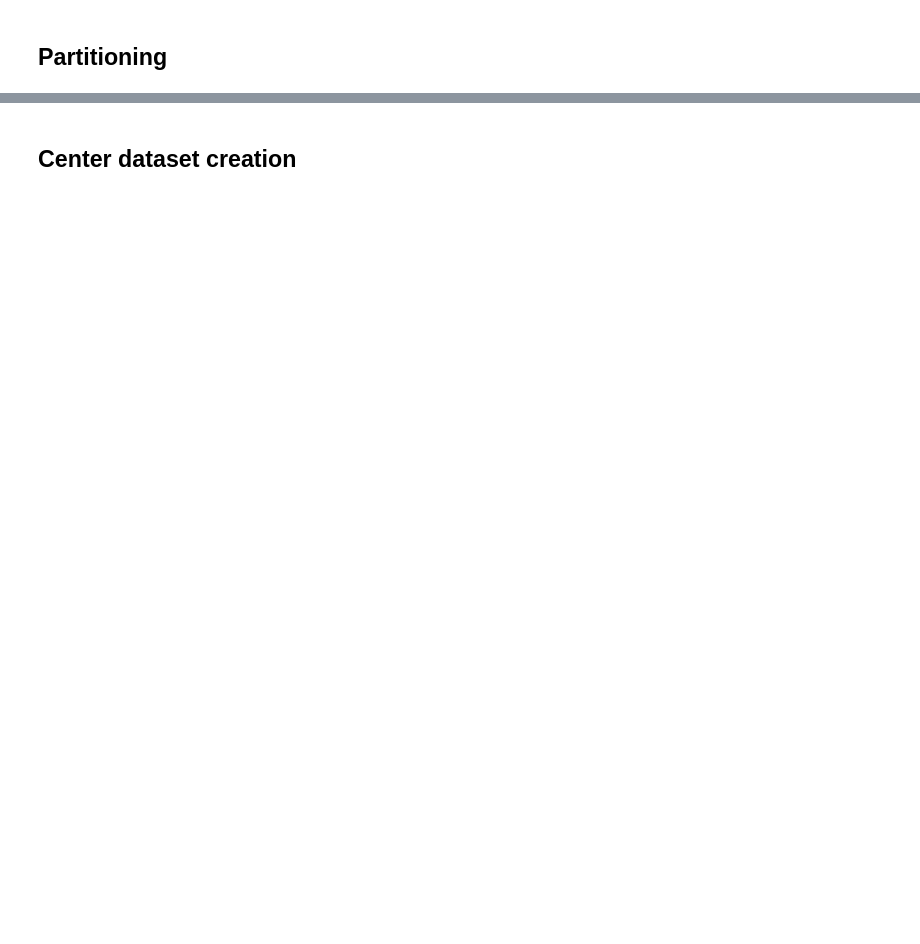
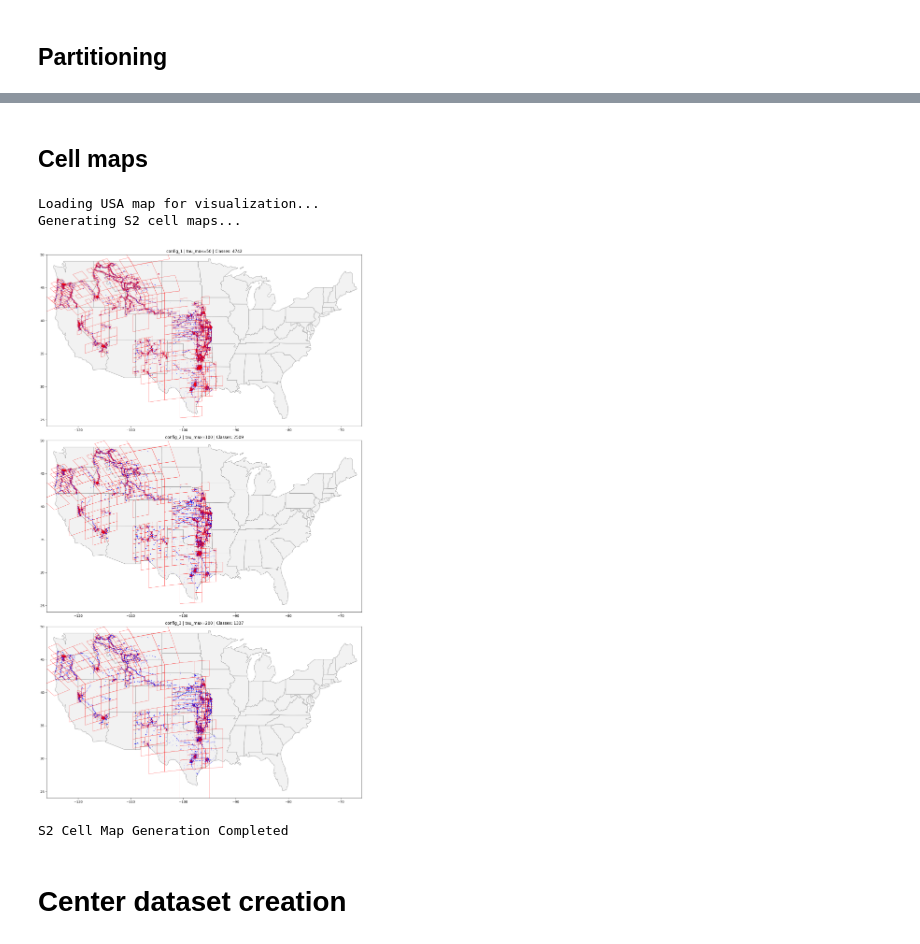
Before and after one commit to MatteoCamillo-code/GeoLoc-CVCS, a Jupyter notebook: src/notebooks/s2_configuration.ipynb, the cells around one changed output, grey strips where cells are left out. Saved outputs shown, nothing was run; the diff lists cells and outputs as text; code cells hidden in the pictures; blank space fills up the shorter version.

Commit message:
Updated s2_configuration file

```diff
--- a/src/notebooks/s2_configuration.ipynb
+++ b/src/notebooks/s2_configuration.ipynb
@@ -245,16 +300,0 @@ df_final.to_csv(OUTPUT_TRAIN, index=False)
-# %%
-# Elaborazione e Salvataggio TEST
-if os.path.exists(INPUT_TEST):
-    print("🧪 Elaborazione Test Set...")
-    df_test = pd.read_csv(INPUT_TEST)
-    df_test['s2_cell'] = [get_s2_cell_id(lat, lng) for lat, lng in zip(df_test['latitude'], df_test['longitude'])]
-
-    for cfg in configs:
-        name = cfg['name']
-        lookup = trained_lookups[name]
-        df_test[f"target_label_{name}"] = [fast_assign_label(p, lookup) for p in tqdm(df_test['s2_cell'], desc=f"   Matching {name}")]
-
-    df_test.drop(columns=['s2_cell']).to_csv(OUTPUT_TEST, index=False)
-    print(f"✅ File salvati:\n - {OUTPUT_TRAIN}\n - {OUTPUT_TEST}")
-else:
-    print("⚠️ File test non trovato, salvato solo il train.")
@@ -265,0 +301,5 @@ else:
+# %%
+# Assign S2 Cell IDs to each point
+df['s2_cell'] = [get_s2_cell_id(lat, lng) for lat, lng in zip(df['latitude'], df['longitude'])]
+# Train val split
+df_train, df_val = perform_train_val_split(df)
@@ -265,0 +310,10 @@ else:
+# %%
+# Define configurations for partitioning
+configs = [
+    {"name": "config_1", "tau_max": 50},
+    {"name": "config_2", "tau_max": 100},
+    {"name": "config_3", "tau_max": 200}
+]
+
+# Call the function to perform partitioning and labeling
+trained_partitions, trained_lookups, df_train = s2_partitioning(df_train, configs)
@@ -265,0 +351,2 @@ else:
+# %% [markdown]
+## Cell maps
@@ -266,3 +428,20 @@ else:
+# %%
+# Load USA map data (moved here to be available for the function call)
+print("Loading USA map for visualization...")
+usa_url = "https://raw.githubusercontent.com/PublicaMundi/MappingAPI/master/data/geojson/us-states.json"
+usa = gpd.read_file(usa_url)
+usa = usa[~usa['name'].isin(['Alaska', 'Hawaii', 'Puerto Rico'])]
+
+# Set this variable to True to save the generated plots
+save_plots = False
+
+# Call the function to generate and display the S2 cell maps
+plot_s2_cell_maps(configs, trained_partitions, df_train, usa, save_images=save_plots)
+# %% [output]
+Loading USA map for visualization...
+Generating S2 cell maps...
+[figure, added]
+S2 Cell Map Generation Completed
 # %% [markdown]
-## Center dataset creation
+# Center dataset creation
 # %%
```
Also changed, not shown: parts of 36 cells of this notebook.
